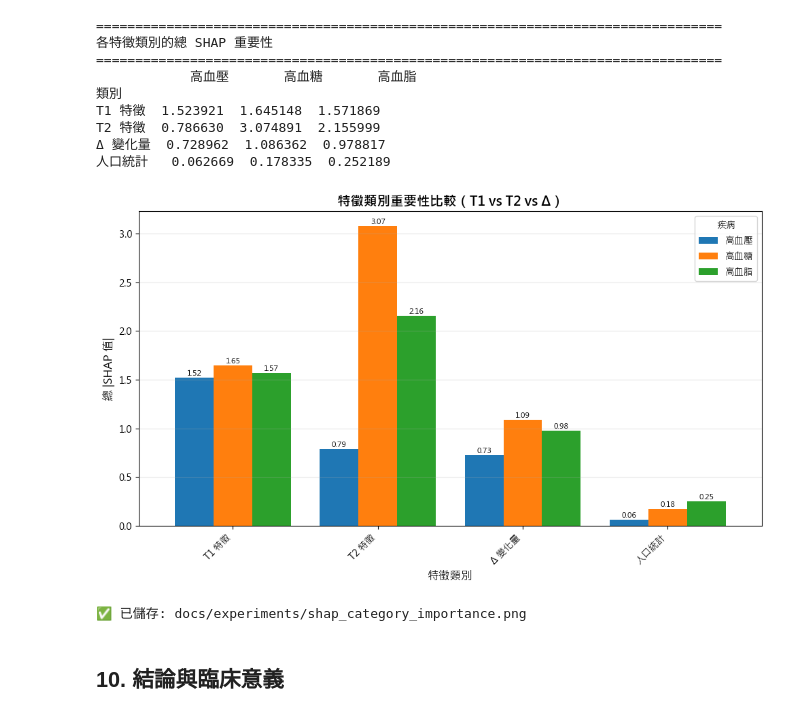
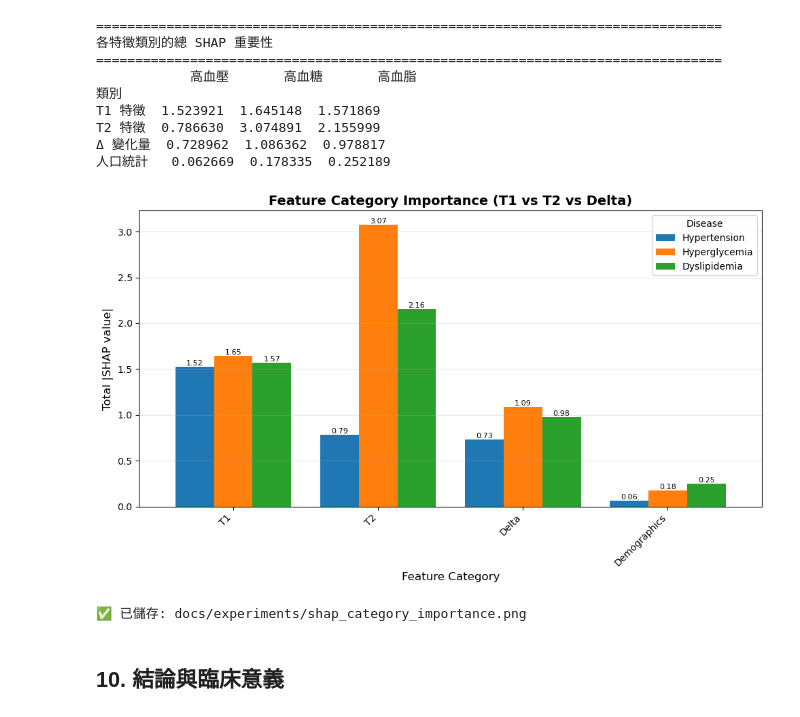
Before and after one commit to joechiboo/RiskPrediction-3H, a Jupyter notebook: notebooks/experiments/08_SHAP_Analysis.ipynb, the cells around one changed output. Saved outputs shown, nothing was run; the diff lists cells and outputs as text; code cells hidden in the pictures.

```diff
--- a/notebooks/experiments/08_SHAP_Analysis.ipynb
+++ b/notebooks/experiments/08_SHAP_Analysis.ipynb
@@ -60,6 +60,8 @@ Successfully installed shap-0.42.1 slicer-0.0.7
 import pandas as pd
 import numpy as np
 import matplotlib.pyplot as plt
+import matplotlib as mpl
+from matplotlib.font_manager import FontProperties
 import seaborn as sns
 
 # 機器學習套件
@@ -75,8 +77,12 @@ import shap
 # 設定
 import warnings
 warnings.filterwarnings('ignore')
-plt.rcParams['font.sans-serif'] = ['Microsoft JhengHei', 'Arial Unicode MS', 'sans-serif']
-plt.rcParams['axes.unicode_minus'] = False
+
+# 字體設定 - 全部用 DejaVu Sans (支援負號)，不用中文
+plt.rcParams['font.family'] = 'sans-serif'
+plt.rcParams['font.sans-serif'] = ['DejaVu Sans', 'Arial']
+plt.rcParams['axes.unicode_minus'] = True  # 使用 Unicode minus
+plt.rcParams['mathtext.fontset'] = 'dejavusans'
 
 # 初始化 SHAP 的 JavaScript 視覺化（for notebook）
 shap.initjs()
@@ -586,26 +588,33 @@ T2 特徵  0.786630  3.074891  2.155999
 # %%
 # 視覺化特徵類別重要性
 fig, ax = plt.subplots(figsize=(10, 6))
 
-category_importance.plot(kind='bar', ax=ax, width=0.8)
-ax.set_xlabel('特徵類別', fontsize=12)
-ax.set_ylabel('總 |SHAP 值|', fontsize=12)
-ax.set_title('特徵類別重要性比較（T1 vs T2 vs Δ）', fontsize=14, fontweight='bold')
-ax.legend(title='疾病', fontsize=10)
-ax.set_xticklabels(ax.get_xticklabels(), rotation=45, ha='right')
+# 重命名欄位為英文
+category_importance_en = category_importance.rename(columns={
+    '高血壓': 'Hypertension',
+    '高血糖': 'Hyperglycemia',
+    '高血脂': 'Dyslipidemia'
+})
+
+category_importance_en.plot(kind='bar', ax=ax, width=0.8)
+ax.set_xlabel('Feature Category', fontsize=12)
+ax.set_ylabel('Total |SHAP value|', fontsize=12)
+ax.set_title('Feature Category Importance (T1 vs T2 vs Delta)', fontsize=14, fontweight='bold')
+ax.legend(title='Disease', fontsize=10)
+ax.set_xticklabels(['T1', 'T2', 'Delta', 'Demographics'], rotation=45, ha='right')
 ax.grid(axis='y', alpha=0.3)
 
 # 添加數值標籤
 for container in ax.containers:
     ax.bar_label(container, fmt='%.2f', fontsize=8)
 
 plt.tight_layout()
 plt.savefig('../../docs/experiments/shap_category_importance.png', dpi=300, bbox_inches='tight')
 plt.show()
 
 print("✅ 已儲存: docs/experiments/shap_category_importance.png")
 # %% [output]
-[figure, old version]
+[figure, new version]
 ✅ 已儲存: docs/experiments/shap_category_importance.png
 # %% [markdown]
 ## 10. 結論與臨床意義
```
Also changed, not shown: parts of 10 cells of this notebook, 21 other files.
